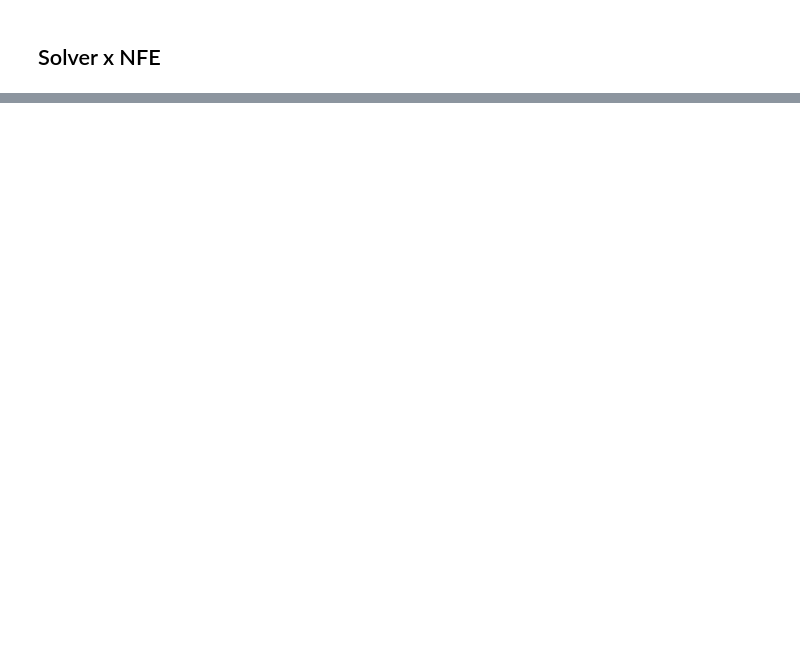
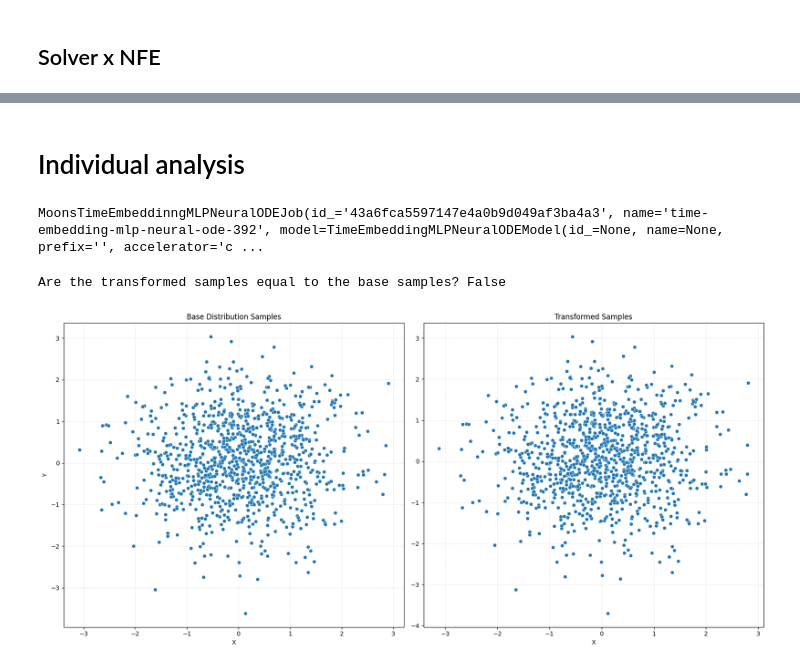
Before and after one commit to lucasbanunes/even-flow-pearl-jam.mp3, a Jupyter notebook: 01_neural_ode_2d.ipynb, the cells around one changed output, grey strips where cells are left out. Saved outputs shown, nothing was run; the diff lists cells and outputs as text; code cells hidden in the pictures; blank space fills up the shorter version.

```diff
--- a/01_neural_ode_2d.ipynb
+++ b/01_neural_ode_2d.ipynb
@@ -289,0 +181,17 @@ fig.tight_layout()
+# %% [markdown]
+# Individual analysis
+# %%
+min_test_loss_idx = runs_df['metrics.test.loss'].idxmin()
+min_test_loss_run = runs_df.loc[min_test_loss_idx]
+min_test_loss_job = MoonsTimeEmbeddinngMLPNeuralODEJob.from_mlflow_run_id(min_test_loss_run['run_id'])
+min_test_loss_job
+# %% [output]
+MoonsTimeEmbeddinngMLPNeuralODEJob(id_='43a6fca5597147e4a0b9d049af3ba4a3', name='time-embedding-mlp-neural-ode-392', model=TimeEmbeddingMLPNeuralODEModel(id_=None, name=None, prefix='', accelerator='c ...
+# %%
+transformed_samples, base_samples, fig, axes = min_test_loss_job.plot_comparison(1000)
+is_equal = np.allclose(transformed_samples, base_samples)
+print(f'Are the transformed samples equal to the base samples? {is_equal}')
+fig.tight_layout()
+# %% [output]
+Are the transformed samples equal to the base samples? False
+[figure, added]
```
Also changed, not shown: parts of 24 cells of this notebook, 8 other files.
